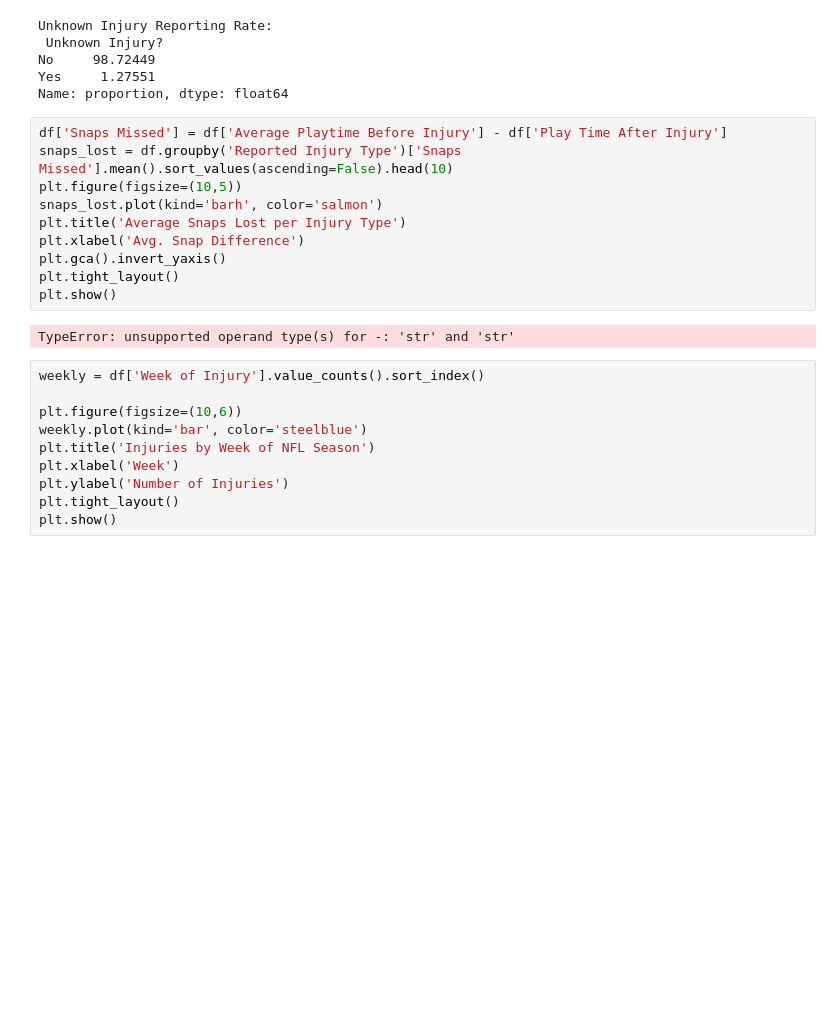
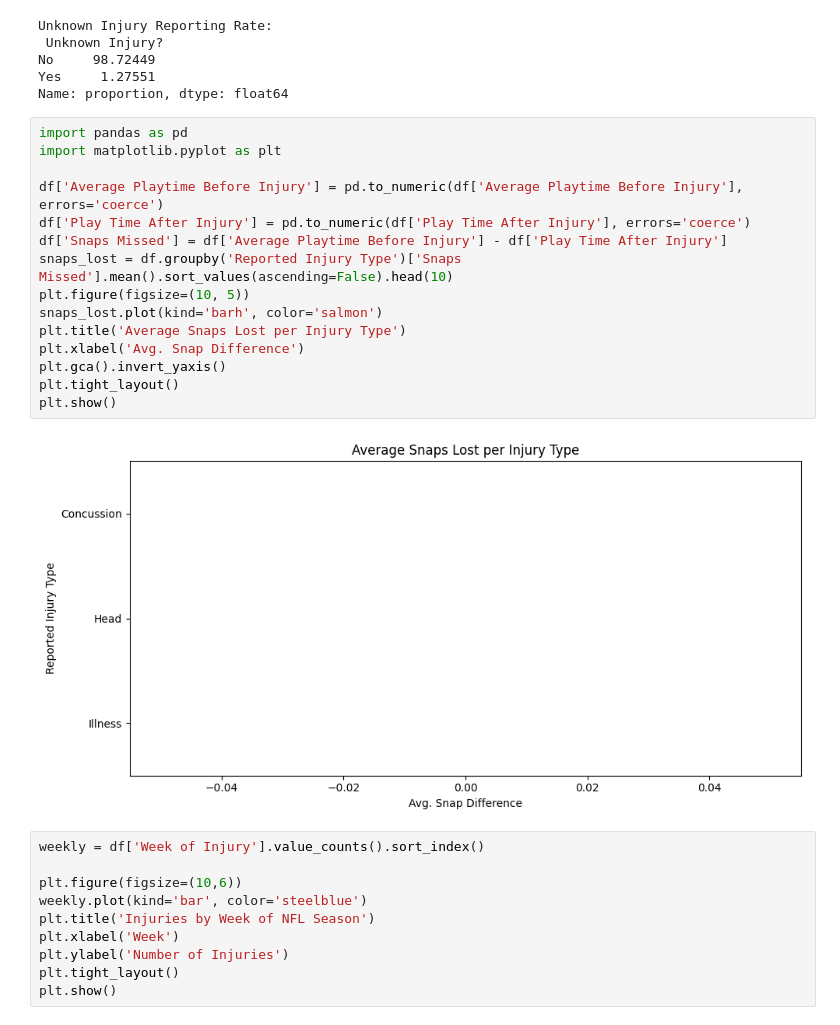
Before and after one commit to kareembell12344/football, a Jupyter notebook: Copy_of_football.ipynb, the cells around one changed output. Cells and saved outputs as stored; diff of their text form; blank space fills up the shorter version.

```diff
--- a/Copy_of_football.ipynb
+++ b/Copy_of_football.ipynb
@@ -114,17 +110,22 @@ No     98.72449
 Yes     1.27551
 Name: proportion, dtype: float64
 # %%
+import pandas as pd
+import matplotlib.pyplot as plt
+
+df['Average Playtime Before Injury'] = pd.to_numeric(df['Average Playtime Before Injury'], errors='coerce')
+df['Play Time After Injury'] = pd.to_numeric(df['Play Time After Injury'], errors='coerce')
 df['Snaps Missed'] = df['Average Playtime Before Injury'] - df['Play Time After Injury']
 snaps_lost = df.groupby('Reported Injury Type')['Snaps Missed'].mean().sort_values(ascending=False).head(10)
-plt.figure(figsize=(10,5))
+plt.figure(figsize=(10, 5))
 snaps_lost.plot(kind='barh', color='salmon')
 plt.title('Average Snaps Lost per Injury Type')
 plt.xlabel('Avg. Snap Difference')
 plt.gca().invert_yaxis()
 plt.tight_layout()
 plt.show()
 # %% [output]
-TypeError: unsupported operand type(s) for -: 'str' and 'str'
+[figure, added]
 # %%
 weekly = df['Week of Injury'].value_counts().sort_index()
 
```
Also changed, not shown: parts of 2 cells of this notebook.
